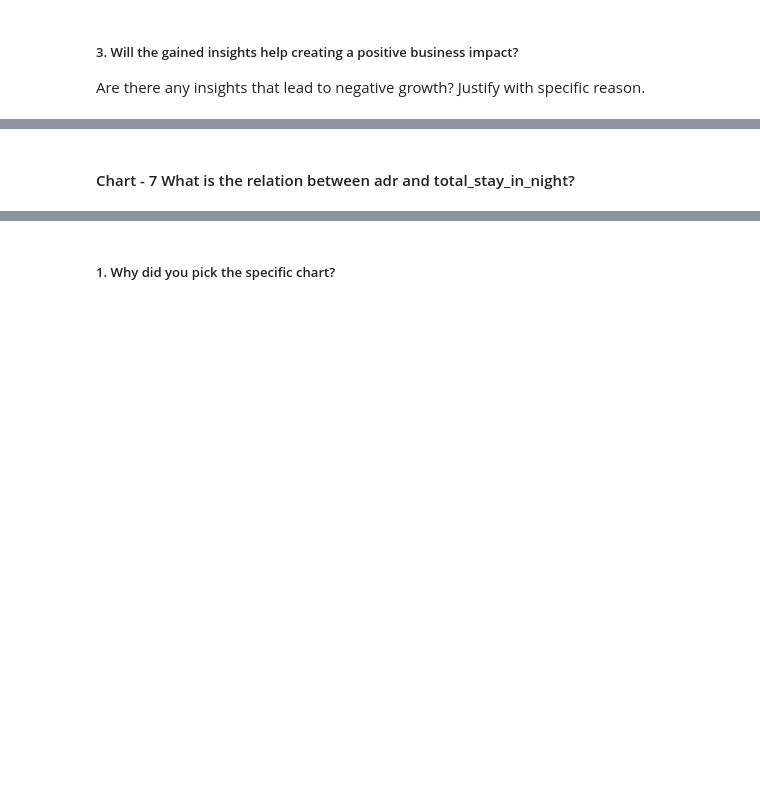
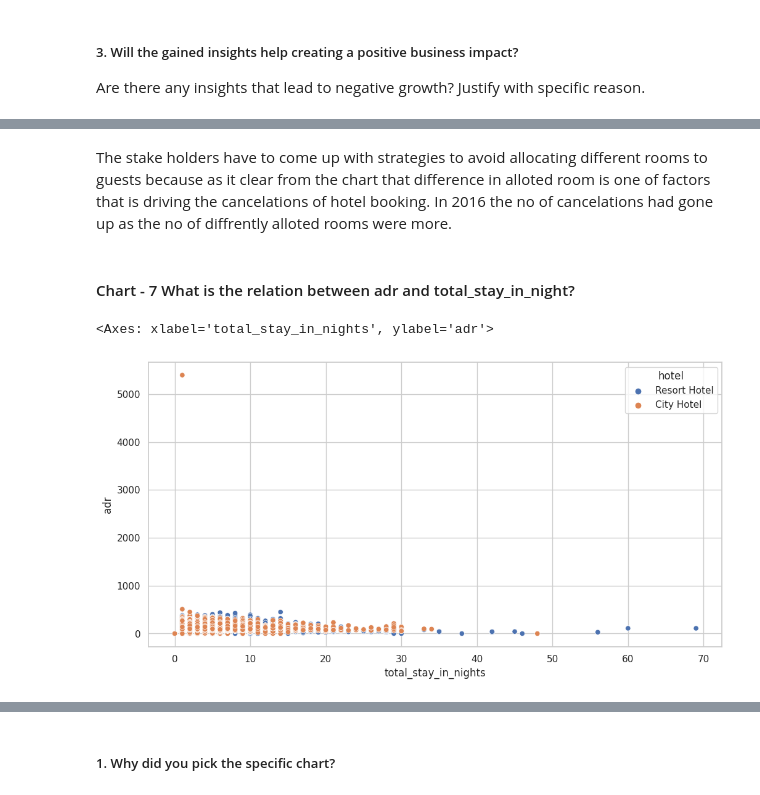
Before and after one commit to krish-kanji/hotel-booking-analysis, a Jupyter notebook: Copy_of_hotel_booking_analysis.ipynb, the cells around one changed output, grey strips where cells are left out. Cells and saved outputs as stored; diff of their text form; code cells hidden in the pictures; blank space fills up the shorter version.

```diff
--- a/Copy_of_hotel_booking_analysis.ipynb
+++ b/Copy_of_hotel_booking_analysis.ipynb
@@ -601,2 +606,10 @@ Answer Here
+# %% [markdown]
+The stake holders have to come up with strategies to avoid allocating different rooms to guests because as it clear from the chart that difference in alloted room is one of factors that is driving the cancelations of hotel booking. In 2016 the no of cancelations had gone up as the no of diffrently alloted rooms were more.
 # %% [markdown]
 #### Chart - 7 What is the relation between adr and total_stay_in_night?
+# %%
+plt.figure(figsize = (12,6))
+sns.scatterplot(data = hotel_df ,x = 'total_stay_in_nights',y = 'adr', hue = 'hotel')
+# %% [output]
+<Axes: xlabel='total_stay_in_nights', ylabel='adr'>
+[figure, added]
```
Also changed, not shown: parts of 36 cells of this notebook.
